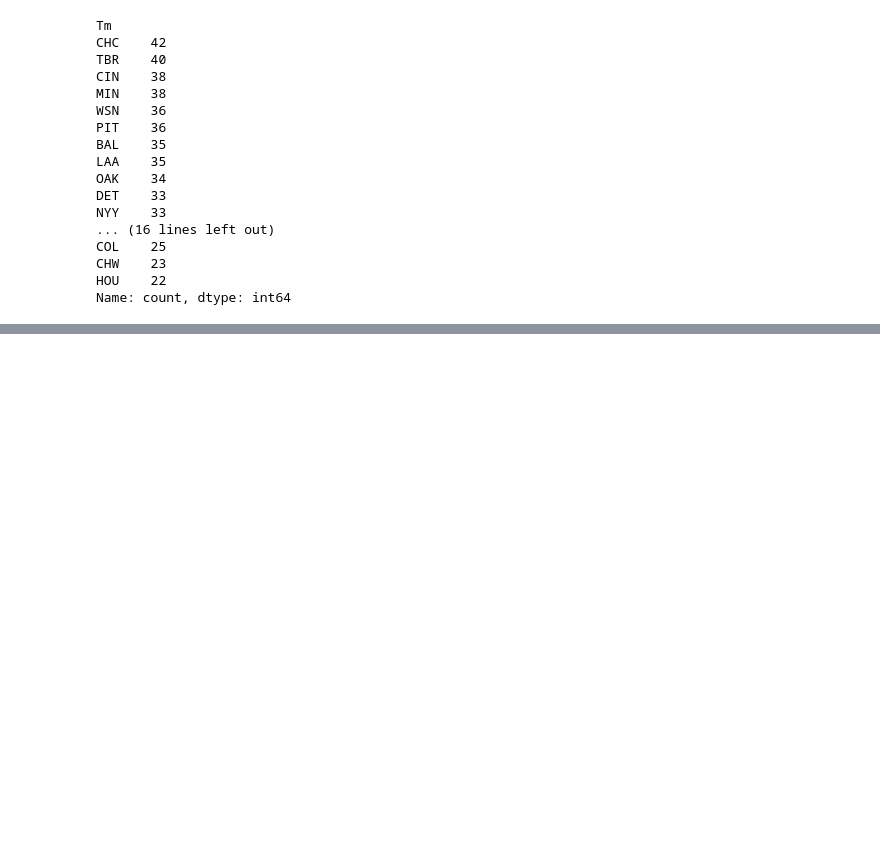
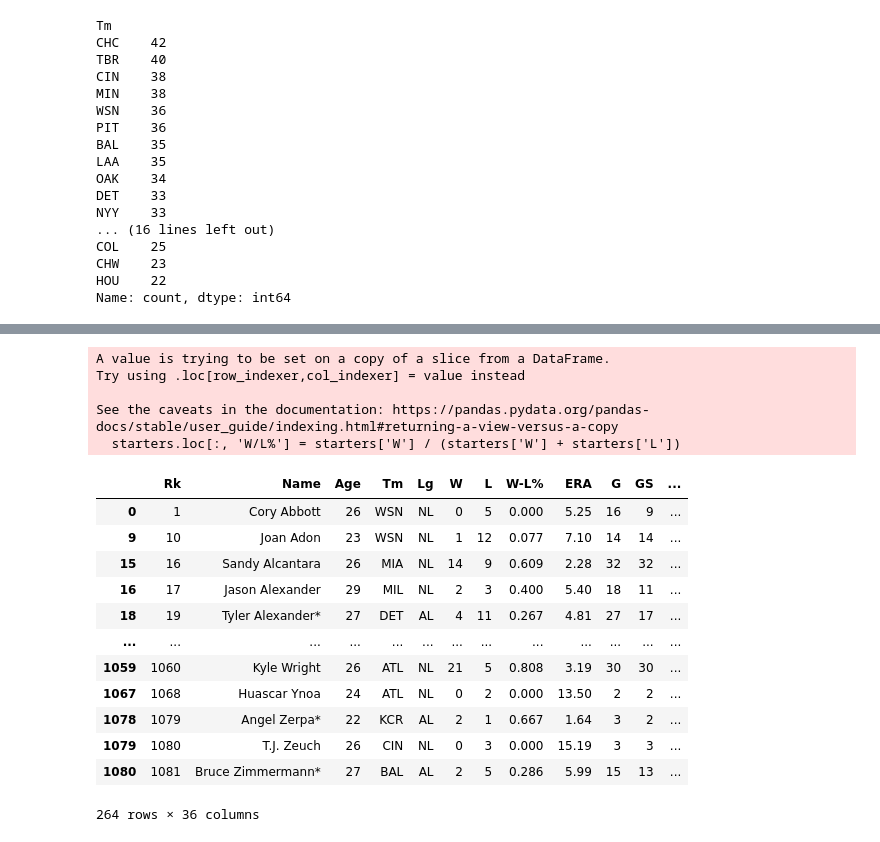
Before and after one commit to meehal0203/mlb_2022, a Jupyter notebook: analysis/pitching_analysis.ipynb, the cells around one changed output, grey strips where cells are left out. Cells and saved outputs as stored; diff of their text form; code cells hidden in the pictures; blank space fills up the shorter version.

```diff
--- a/analysis/pitching_analysis.ipynb
+++ b/analysis/pitching_analysis.ipynb
@@ -235,0 +254,24 @@ Name: count, dtype: int64
+# %%
+## win/loss percentage
+# starters.loc[:, 'W/L%'] = starters['W'] / (starters['W'] + starters['L'])
+starters.loc[:, 'W/L%'] = starters['W'] / (starters['W'] + starters['L'])
+starters
+# %% [output]
+A value is trying to be set on a copy of a slice from a DataFrame.
+Try using .loc[row_indexer,col_indexer] = value instead
+
+See the caveats in the documentation: https://pandas.pydata.org/pandas-docs/stable/user_guide/indexing.html#returning-a-view-versus-a-copy
+  starters.loc[:, 'W/L%'] = starters['W'] / (starters['W'] + starters['L'])
+|  | Rk | Name | Age | Tm | Lg | W | L | W-L% | ERA | G | GS | ... |
+| 0 | 1 | Cory Abbott | 26 | WSN | NL | 0 | 5 | 0.000 | 5.25 | 16 | 9 | ... |
+| 9 | 10 | Joan Adon | 23 | WSN | NL | 1 | 12 | 0.077 | 7.10 | 14 | 14 | ... |
+| 15 | 16 | Sandy Alcantara | 26 | MIA | NL | 14 | 9 | 0.609 | 2.28 | 32 | 32 | ... |
+| 16 | 17 | Jason Alexander | 29 | MIL | NL | 2 | 3 | 0.400 | 5.40 | 18 | 11 | ... |
+| 18 | 19 | Tyler Alexander* | 27 | DET | AL | 4 | 11 | 0.267 | 4.81 | 27 | 17 | ... |
+| ... | ... | ... | ... | ... | ... | ... | ... | ... | ... | ... | ... | ... |
+| 1059 | 1060 | Kyle Wright | 26 | ATL | NL | 21 | 5 | 0.808 | 3.19 | 30 | 30 | ... |
+| 1067 | 1068 | Huascar Ynoa | 24 | ATL | NL | 0 | 2 | 0.000 | 13.50 | 2 | 2 | ... |
+| 1078 | 1079 | Angel Zerpa* | 22 | KCR | AL | 2 | 1 | 0.667 | 1.64 | 3 | 2 | ... |
+| 1079 | 1080 | T.J. Zeuch | 26 | CIN | NL | 0 | 3 | 0.000 | 15.19 | 3 | 3 | ... |
+| 1080 | 1081 | Bruce Zimmermann* | 27 | BAL | AL | 2 | 5 | 0.286 | 5.99 | 15 | 13 | ... |
+264 rows × 36 columns
```
Also changed, not shown: parts of 5 cells of this notebook.
